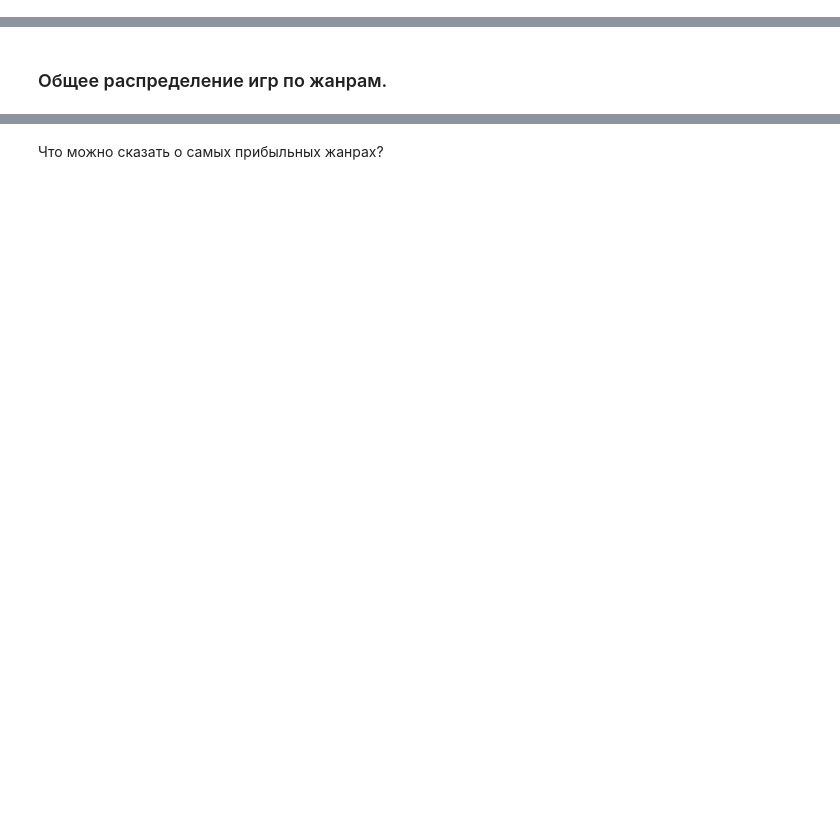
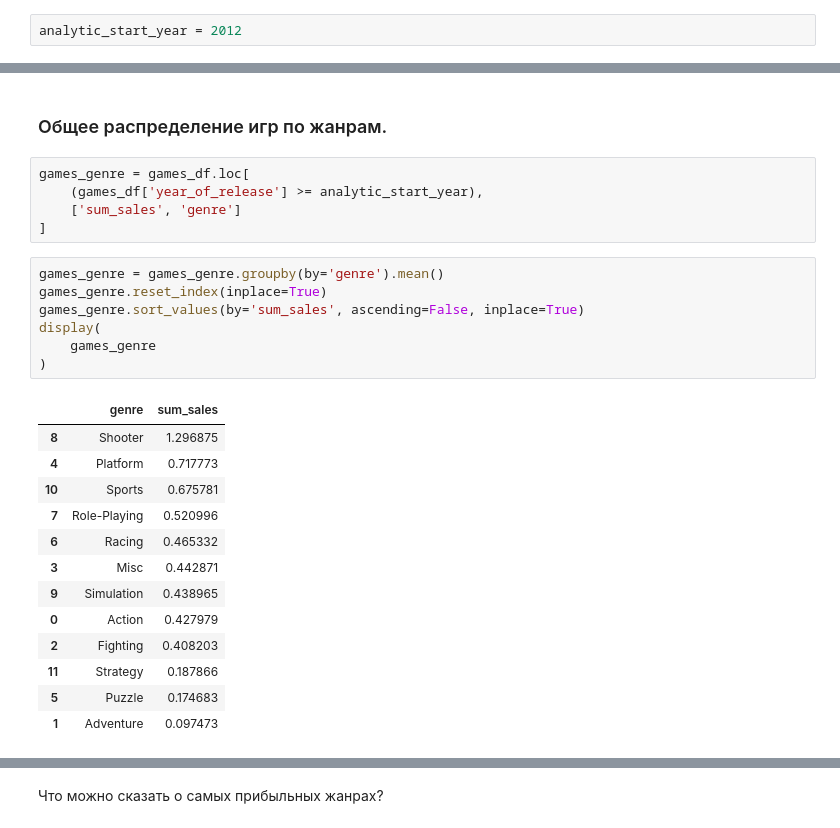
Before and after one commit to zabelin-ds/practicum, a Jupyter notebook: 05_project/gather_00.ipynb, the cells around one changed output, grey strips where cells are left out. Cells and saved outputs as stored; diff of their text form; blank space fills up the shorter version.

```diff
--- a/05_project/gather_00.ipynb
+++ b/05_project/gather_00.ipynb
@@ -621,6 +621,8 @@ with_critics_score = games_df['critic_score'] != -1
 with_rating = games_df['rating'] != 'no_ESRB'
 # %%
 start_year = 1990
+# %%
+analytic_start_year = 2012
 # %%
 years_analytics = (
     with_years
@@ -1013,2 +1044,28 @@ TypeError: map() missing 1 required positional argument: 'func'
 # %% [markdown]
 ### Общее распределение игр по жанрам.
+# %%
+games_genre = games_df.loc[
+    (games_df['year_of_release'] >= analytic_start_year),
+    ['sum_sales', 'genre']
+]
+# %%
+games_genre = games_genre.groupby(by='genre').mean()
+games_genre.reset_index(inplace=True)
+games_genre.sort_values(by='sum_sales', ascending=False, inplace=True)
+display(
+    games_genre
+)
+# %% [output]
+|  | genre | sum_sales |
+| 8 | Shooter | 1.296875 |
+| 4 | Platform | 0.717773 |
+| 10 | Sports | 0.675781 |
+| 7 | Role-Playing | 0.520996 |
+| 6 | Racing | 0.465332 |
+| 3 | Misc | 0.442871 |
+| 9 | Simulation | 0.438965 |
+| 0 | Action | 0.427979 |
+| 2 | Fighting | 0.408203 |
+| 11 | Strategy | 0.187866 |
+| 5 | Puzzle | 0.174683 |
+| 1 | Adventure | 0.097473 |
```
Also changed, not shown: parts of 19 cells of this notebook.
